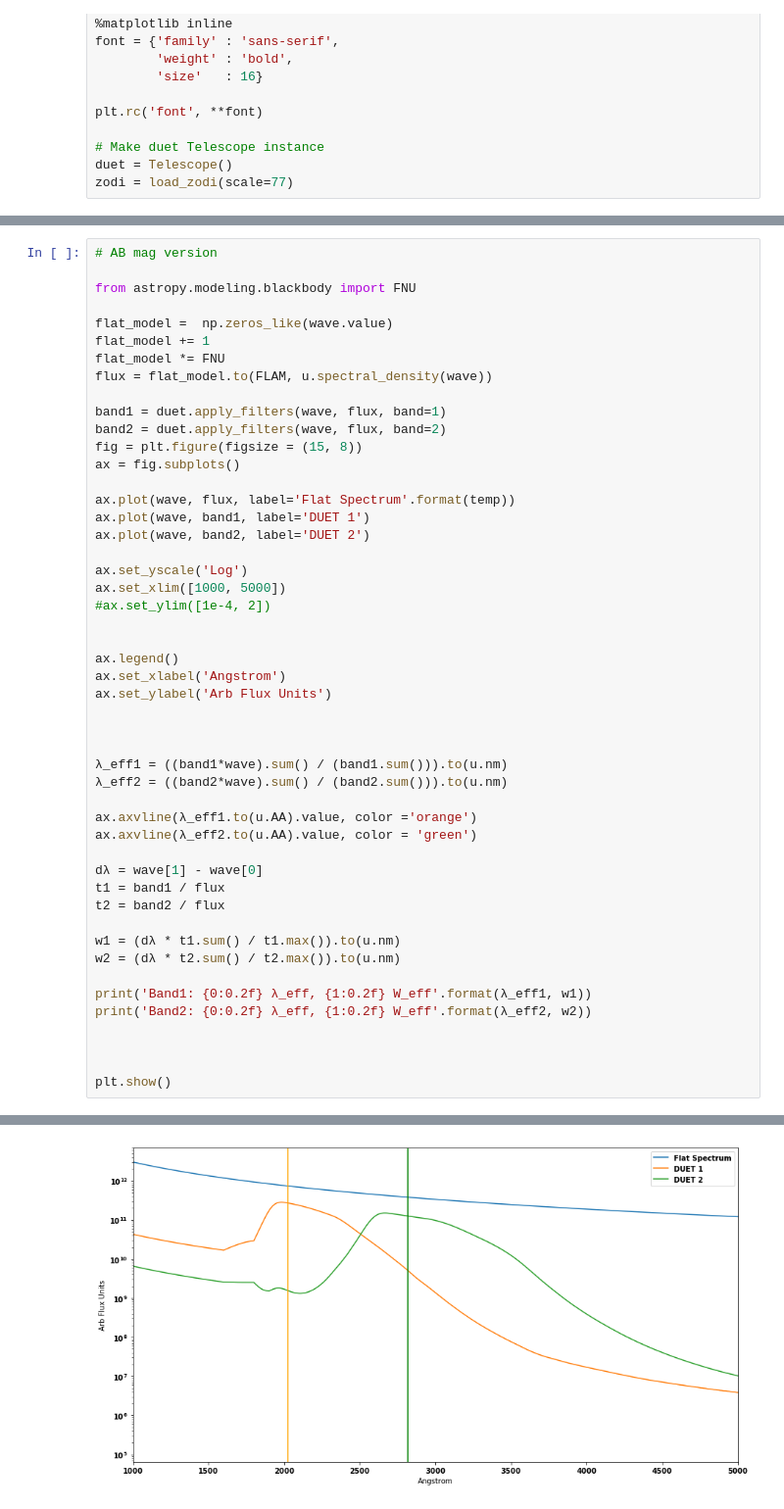
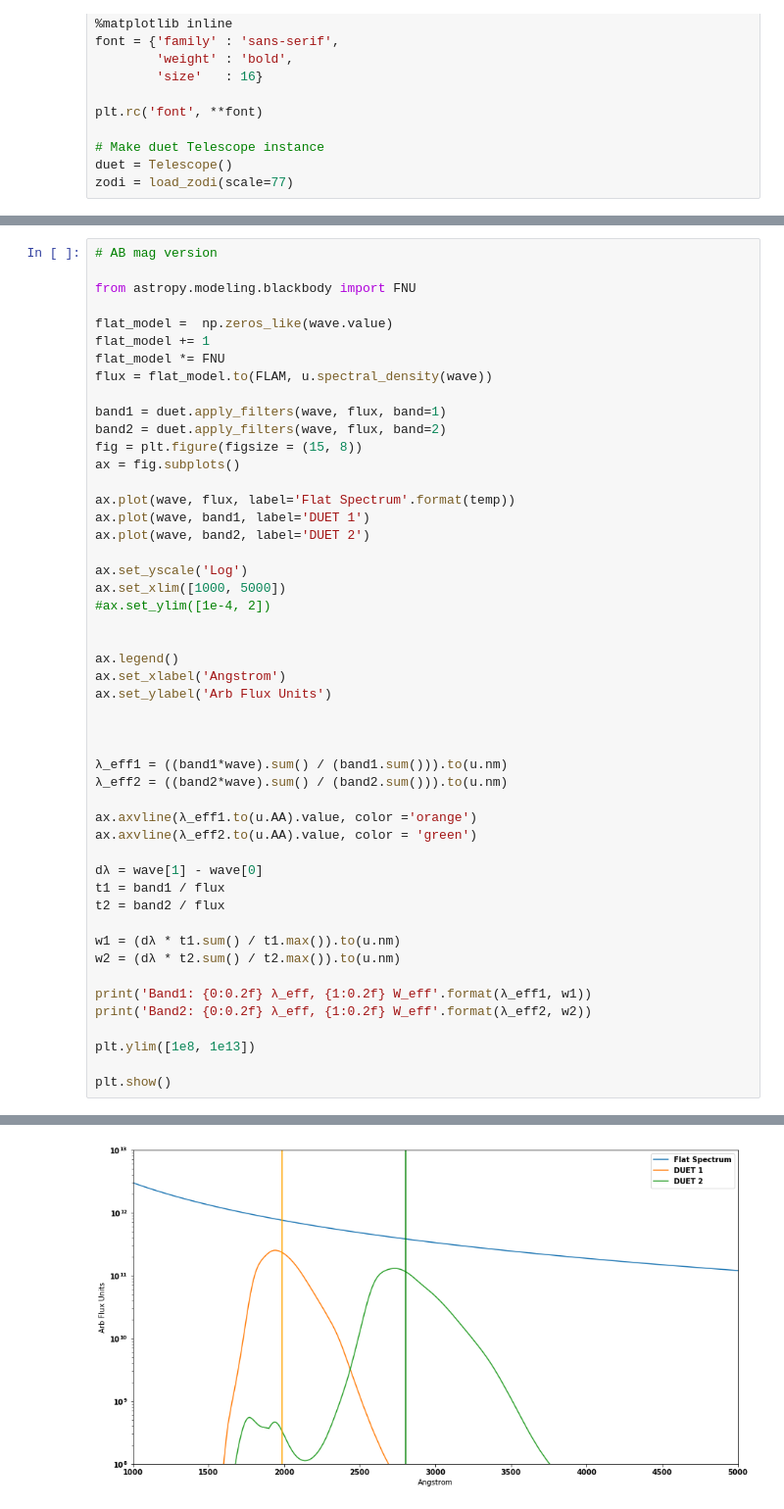
Before and after one commit to bwgref/duet-astro, a Jupyter notebook: notebooks/Filter Description.ipynb, the cells around one changed output, grey strips where cells are left out. Shown at 98% size. Cells and saved outputs as stored; diff of their text form.

```diff
--- a/notebooks/Filter Description.ipynb
+++ b/notebooks/Filter Description.ipynb
@@ -333,7 +321,7 @@ w2 = (dλ * t2.sum() / t2.max()).to(u.nm)
 print('Band1: {0:0.2f} λ_eff, {1:0.2f} W_eff'.format(λ_eff1, w1))
 print('Band2: {0:0.2f} λ_eff, {1:0.2f} W_eff'.format(λ_eff2, w2))
 
-
+plt.ylim([1e8, 1e13])
 
 plt.show()
 # %% [output]
@@ -342 +330 @@ Band2: 281.75 nm λ_eff, 68.16 nm W_eff
-[figure, old version]
+[figure, new version]
```
Also changed, not shown: parts of 7 cells of this notebook.
